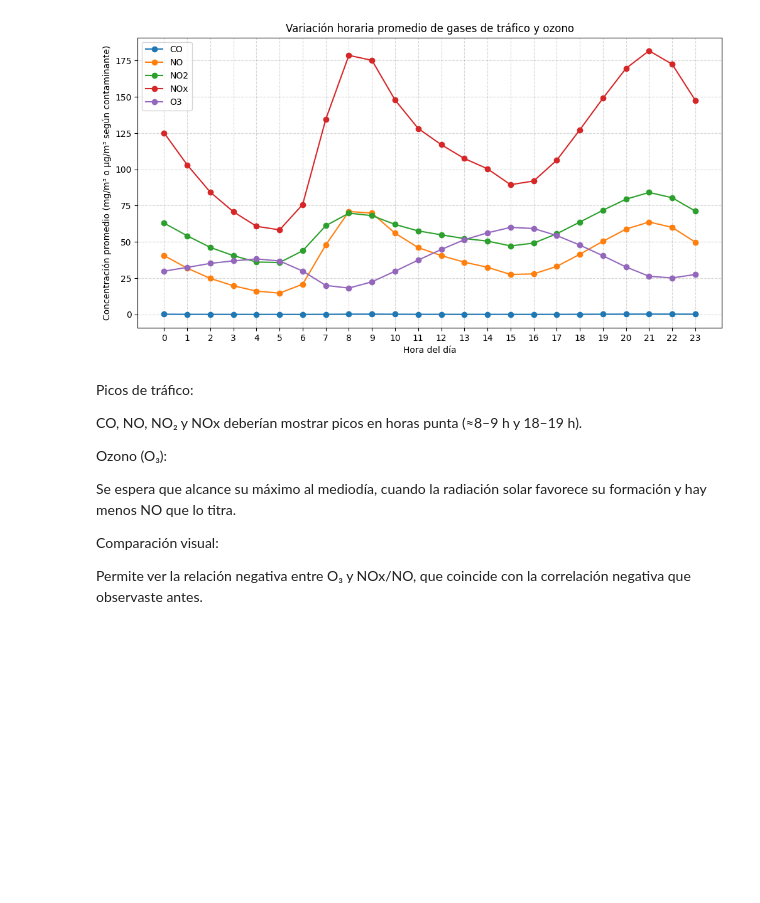
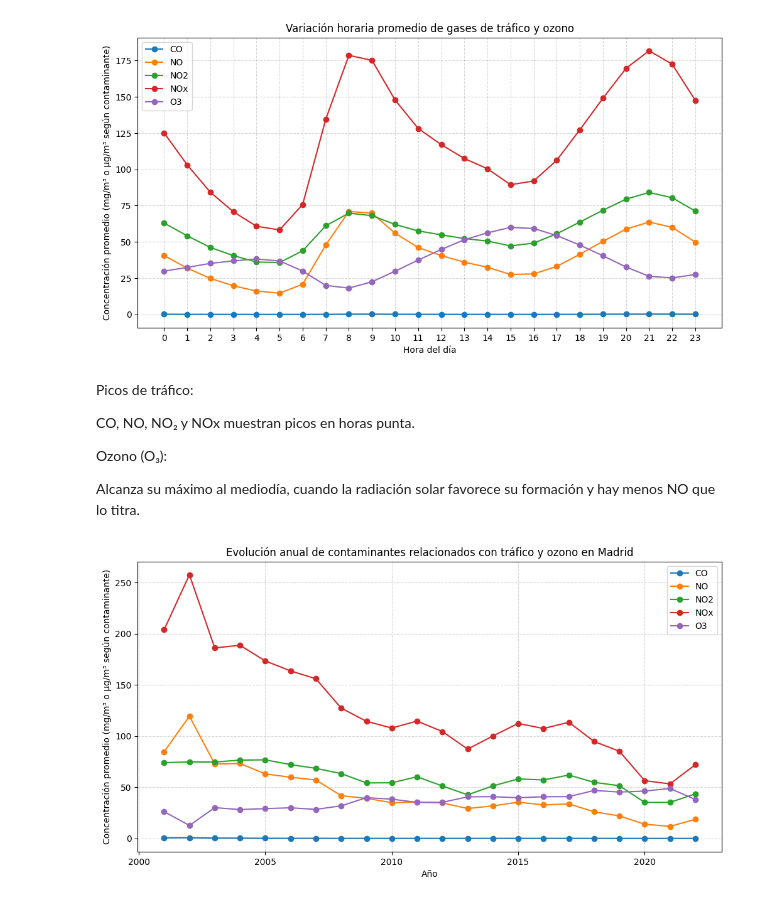
Before and after one commit to thisisrober/analisis-exploratorio-dataset-airquality-madrid, a Jupyter notebook: notebook.ipynb, the cells around one changed output. Drawn from its saved outputs; the diff is of its cells as text; code cells hidden in the pictures; blank space fills up the shorter version.

```diff
--- a/notebook.ipynb
+++ b/notebook.ipynb
@@ -283,12 +302,27 @@ plt.show()
 # %% [markdown]
 Picos de tráfico:
 
-CO, NO, NO₂ y NOx deberían mostrar picos en horas punta (≈8–9 h y 18–19 h).
+CO, NO, NO₂ y NOx muestran picos en horas punta.
 
 Ozono (O₃):
 
-Se espera que alcance su máximo al mediodía, cuando la radiación solar favorece su formación y hay menos NO que lo titra.
-
-Comparación visual:
-
-Permite ver la relación negativa entre O₃ y NOx/NO, que coincide con la correlación negativa que observaste antes.
+Alcanza su máximo al mediodía, cuando la radiación solar favorece su formación y hay menos NO que lo titra.
+# %%
+contaminantes_trafico = ["CO", "NO", "NO2", "NOx", "O3"]
+
+# Promedio por año
+promedio_anual = df.groupby("year")[contaminantes_trafico].mean()
+
+# Gráfico de líneas
+plt.figure(figsize=(12,6))
+for gas in contaminantes_trafico:
+    plt.plot(promedio_anual.index, promedio_anual[gas], marker="o", label=gas)
+
+plt.xlabel("Año")
+plt.ylabel("Concentración promedio (mg/m³ o µg/m³ según contaminante)")
+plt.title("Evolución anual de contaminantes relacionados con tráfico y ozono en Madrid")
+plt.grid(True, linestyle="--", alpha=0.5)
+plt.legend()
+plt.show()
+# %% [output]
+[figure, added]
```
Also changed, not shown: parts of 10 cells of this notebook.
